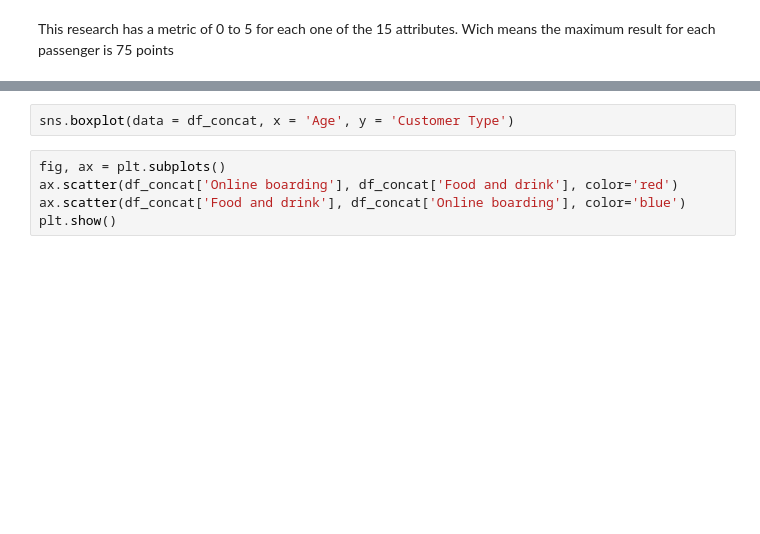
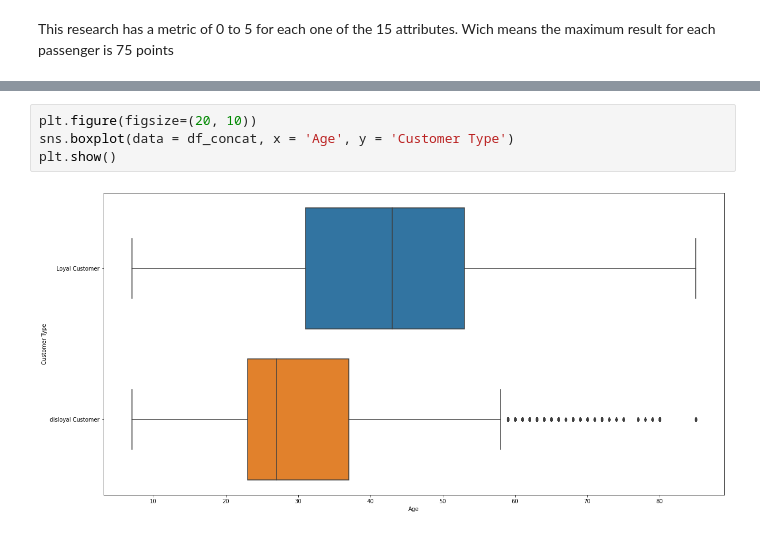
Before and after one commit to ViniciusHolanda001/AirlinePassengersSatisfaction, a Jupyter notebook: src/main.ipynb, the cells around one changed output, grey strips where cells are left out. Saved outputs shown, nothing was run; the diff lists cells and outputs as text; blank space fills up the shorter version.

```diff
--- a/src/main.ipynb
+++ b/src/main.ipynb
@@ -319,8 +507,7 @@ df_concat.hist(bins=50, figsize=(20, 15));
 # %%
+plt.figure(figsize=(20, 10))
 sns.boxplot(data = df_concat, x = 'Age', y = 'Customer Type')
+plt.show()
+# %% [output]
+[figure, added]
-# %%
-fig, ax = plt.subplots()
-ax.scatter(df_concat['Online boarding'], df_concat['Food and drink'], color='red')
-ax.scatter(df_concat['Food and drink'], df_concat['Online boarding'], color='blue')
-plt.show()
 # %%
```
Also changed, not shown: parts of 32 cells of this notebook.
